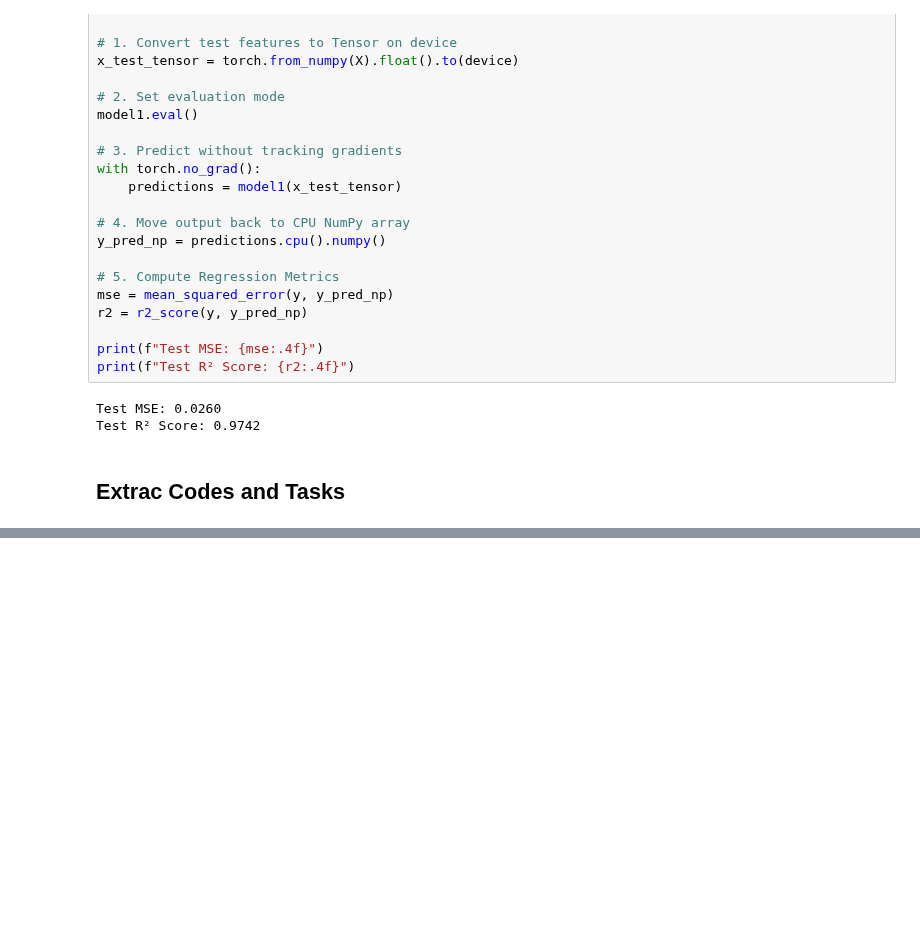
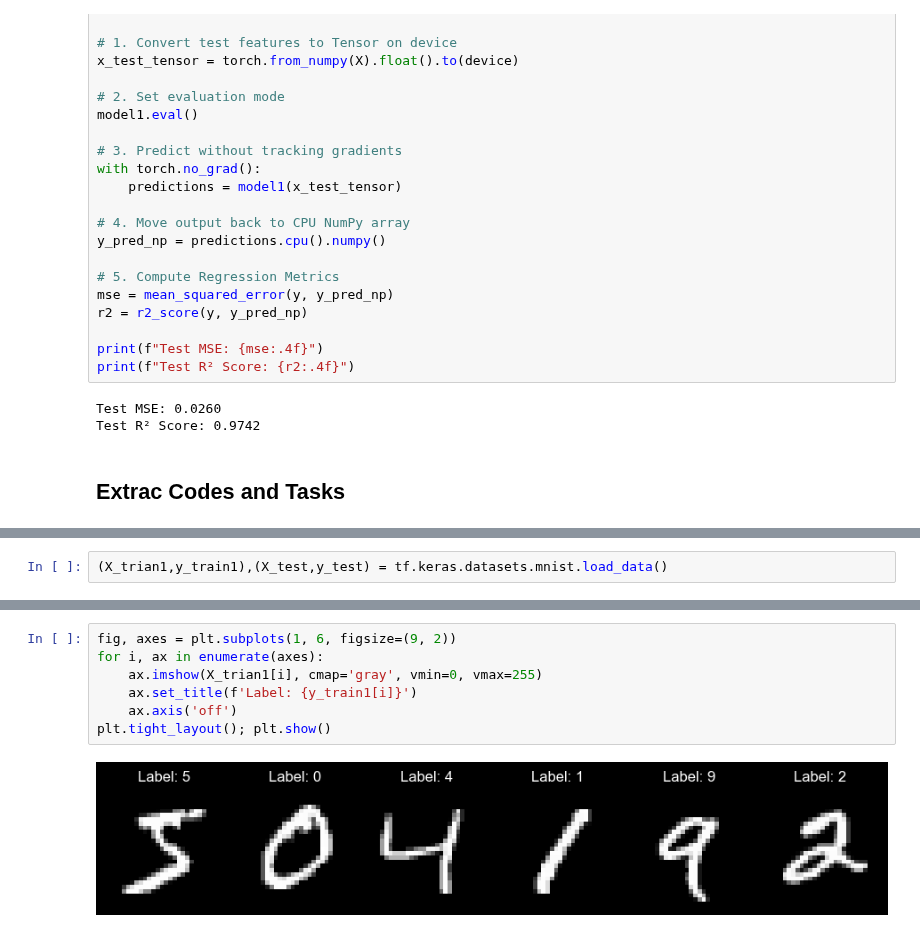
Before and after one commit to HochenM/Deep_Learning_Journy_course, a Jupyter notebook: Session 6/Session6_CNN_Torch.ipynb, the cells around one changed output, grey strips where cells are left out. Drawn from its saved outputs; the diff is of its cells as text; blank space fills up the shorter version.

```diff
--- a/Session 6/Session6_CNN_Torch.ipynb
+++ b/Session 6/Session6_CNN_Torch.ipynb
@@ -690,0 +914,2 @@ Test R² Score: 0.9742
+# %%
+(X_trian1,y_train1),(X_test,y_test) = tf.keras.datasets.mnist.load_data()
@@ -690,0 +926,9 @@ Test R² Score: 0.9742
+# %%
+fig, axes = plt.subplots(1, 6, figsize=(9, 2))
+for i, ax in enumerate(axes):
+    ax.imshow(X_trian1[i], cmap='gray', vmin=0, vmax=255)
+    ax.set_title(f'Label: {y_train1[i]}')
+    ax.axis('off')
+plt.tight_layout(); plt.show()
+# %% [output]
+[figure, added]
```
Also changed, not shown: parts of 54 cells of this notebook.
